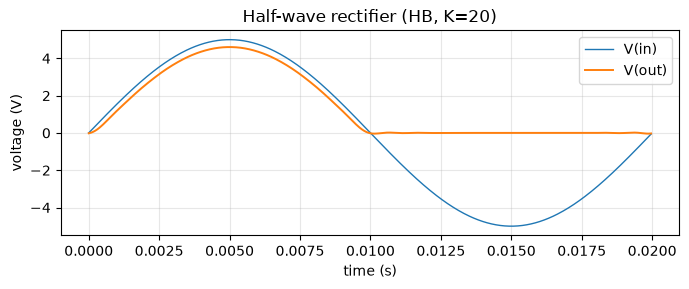
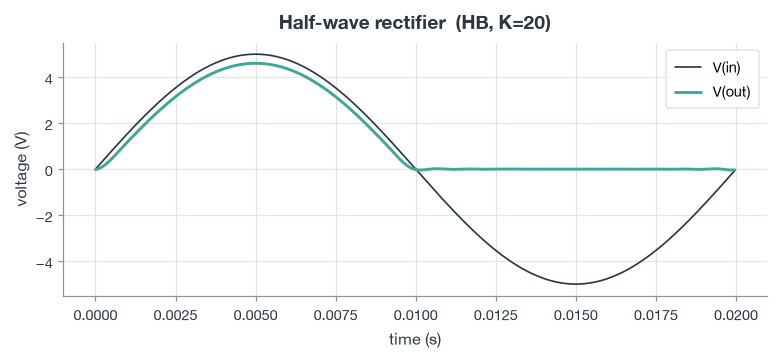
The notebook cell's code change between the first figure and the second:
--- before
+++ after
@@ -6,9 +6,9 @@
 t_out, v_out = wave(res, "v(out)")
 
-fig, ax = plt.subplots(figsize=(7, 3))
-ax.plot(t_in, v_in, lw=1.0, label="V(in)")
-ax.plot(t_out, v_out, lw=1.4, label="V(out)")
+fig, ax = plt.subplots()
+ax.plot(t_in, v_in, color=PALETTE["ink"], lw=1.1, label="V(in)")
+ax.plot(t_out, v_out, color=PALETTE["teal"], lw=1.9, label="V(out)")
 ax.set_xlabel("time (s)"); ax.set_ylabel("voltage (V)")
-ax.set_title("Half-wave rectifier (HB, K=%d)" % res.K)
-ax.legend(); ax.grid(alpha=0.3)
+ax.set_title("Half-wave rectifier  (HB, K=%d)" % res.K)
+ax.legend(loc="upper right")
 plt.tight_layout(); plt.show()

Commit: feat(notebooks): shared house style — professional figures + tables